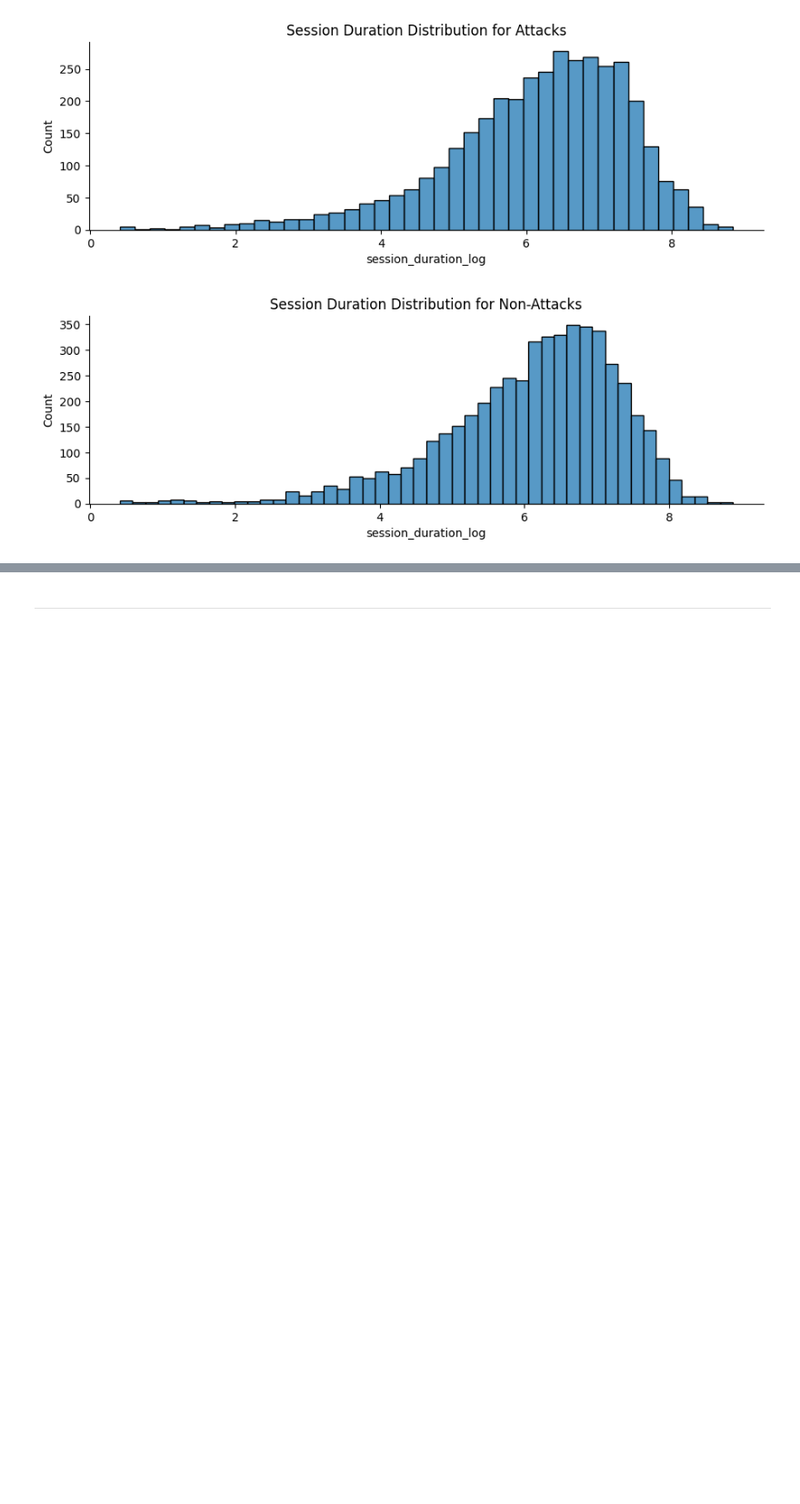
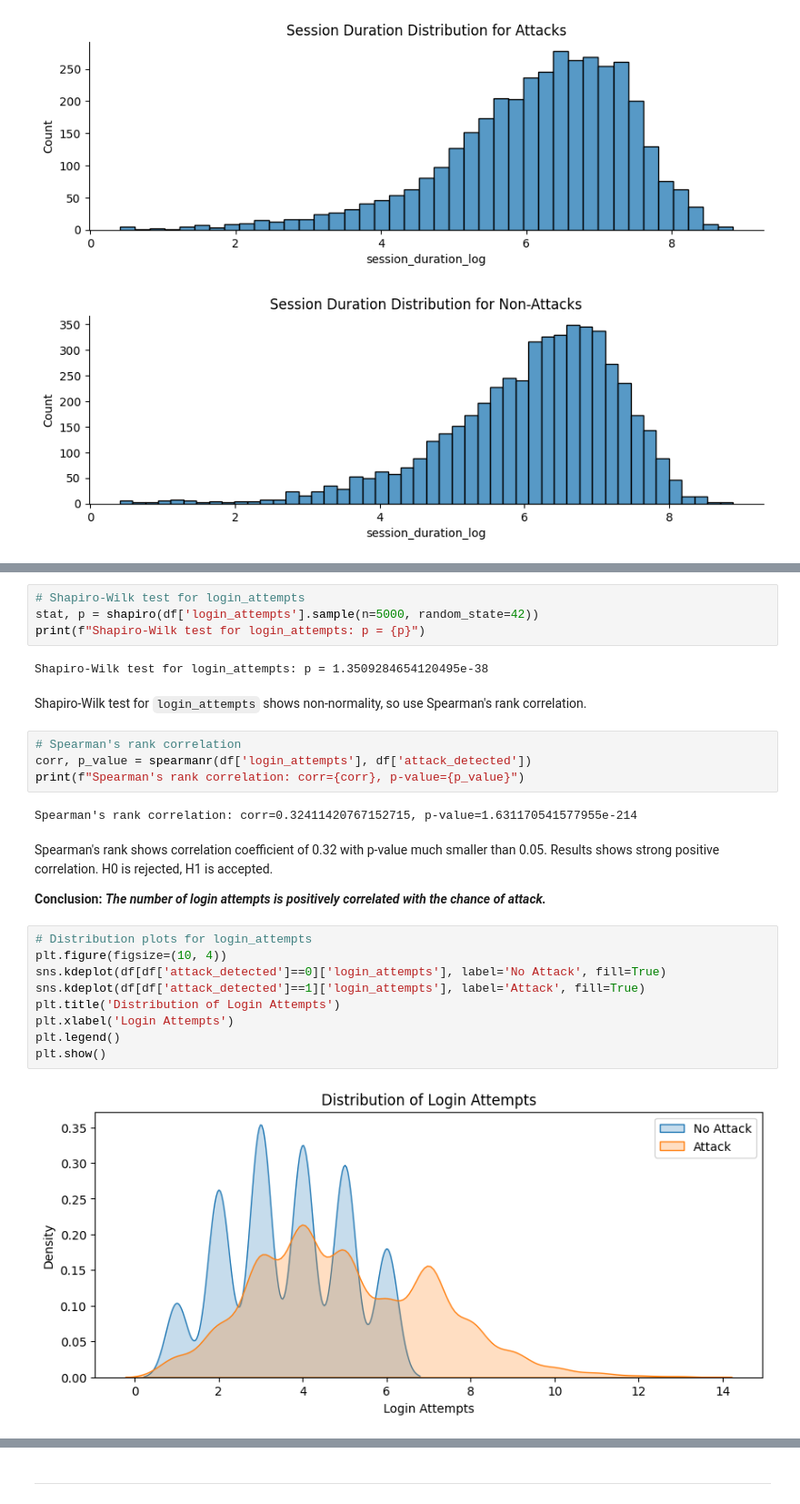
Before and after one commit to maleeper/Cyber, a Jupyter notebook: jupyter_notebooks/02_EDA.ipynb, the cells around one changed output, grey strips where cells are left out. Shown: that part at 91% size. Saved outputs shown, nothing was run; the diff lists cells and outputs as text; blank space fills up the shorter version.

```diff
--- a/jupyter_notebooks/02_EDA.ipynb
+++ b/jupyter_notebooks/02_EDA.ipynb
@@ -246,0 +250,29 @@ plt.show()
+# %%
+# Shapiro-Wilk test for login_attempts
+stat, p = shapiro(df['login_attempts'].sample(n=5000, random_state=42))
+print(f"Shapiro-Wilk test for login_attempts: p = {p}")
+# %% [output]
+Shapiro-Wilk test for login_attempts: p = 1.3509284654120495e-38
+# %% [markdown]
+Shapiro-Wilk test for `login_attempts` shows non-normality, so use Spearman's rank correlation.
+# %%
+# Spearman's rank correlation
+corr, p_value = spearmanr(df['login_attempts'], df['attack_detected'])
+print(f"Spearman's rank correlation: corr={corr}, p-value={p_value}")
+# %% [output]
+Spearman's rank correlation: corr=0.32411420767152715, p-value=1.631170541577955e-214
+# %% [markdown]
+Spearman's rank shows correlation coefficient of 0.32 with p-value much smaller than 0.05. Results shows strong positive correlation. H0 is rejected, H1 is accepted.
+
+**Conclusion:** ***The number of login attempts is positively correlated with the chance of attack.***
+# %%
+# Distribution plots for login_attempts
+plt.figure(figsize=(10, 4))
+sns.kdeplot(df[df['attack_detected']==0]['login_attempts'], label='No Attack', fill=True)
+sns.kdeplot(df[df['attack_detected']==1]['login_attempts'], label='Attack', fill=True)
+plt.title('Distribution of Login Attempts')
+plt.xlabel('Login Attempts')
+plt.legend()
+plt.show()
+# %% [output]
+[figure, added]
```
Also changed, not shown: parts of 16 cells of this notebook.
